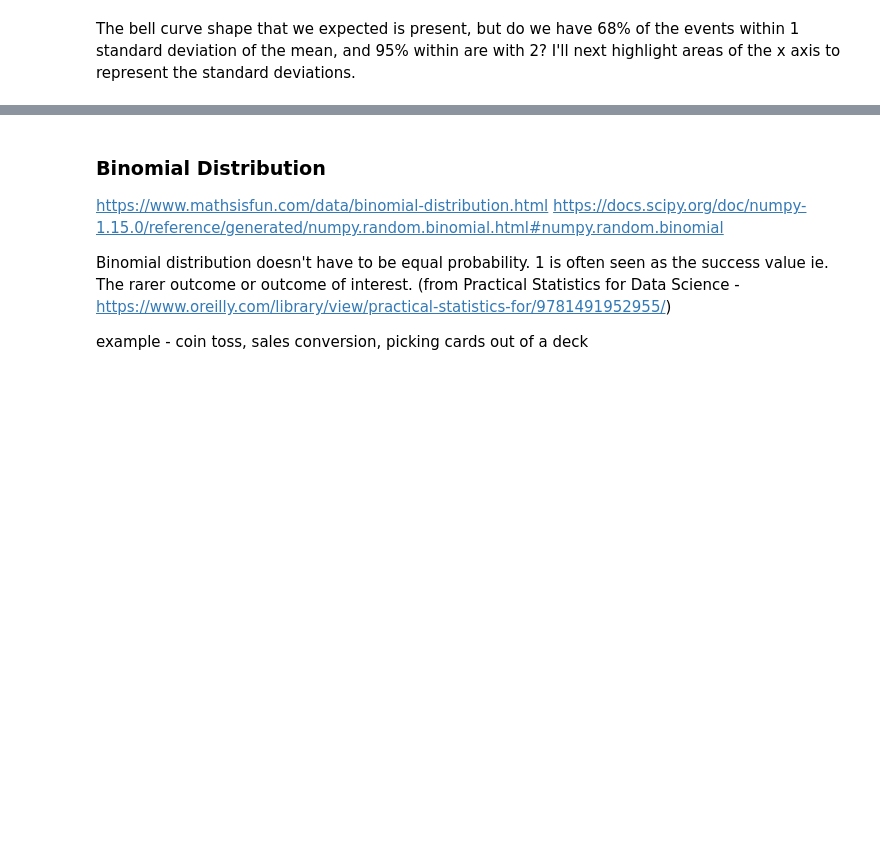
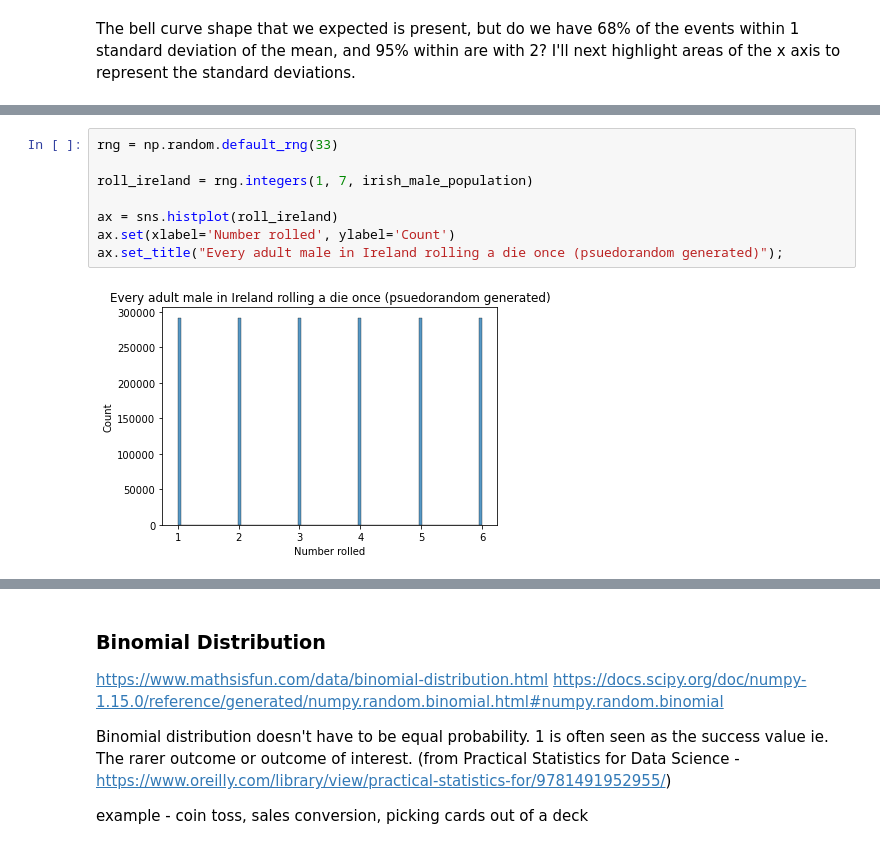
Before and after one commit to OtherBrian/pda-np.random, a Jupyter notebook: Numpy.Random.ipynb, the cells around one changed output, grey strips where cells are left out. Drawn from its saved outputs; the diff is of its cells as text; blank space fills up the shorter version.

```diff
--- a/Numpy.Random.ipynb
+++ b/Numpy.Random.ipynb
@@ -673,0 +790,10 @@ Every possibility has the same probability. e.g. rolling a dice.
+# %%
+rng = np.random.default_rng(33)
+
+roll_ireland = rng.integers(1, 7, irish_male_population)
+
+ax = sns.histplot(roll_ireland)
+ax.set(xlabel='Number rolled', ylabel='Count')
+ax.set_title("Every adult male in Ireland rolling a die once (psuedorandom generated)");
+# %% [output]
+[figure, added]
```
Also changed, not shown: parts of 31 cells of this notebook.
